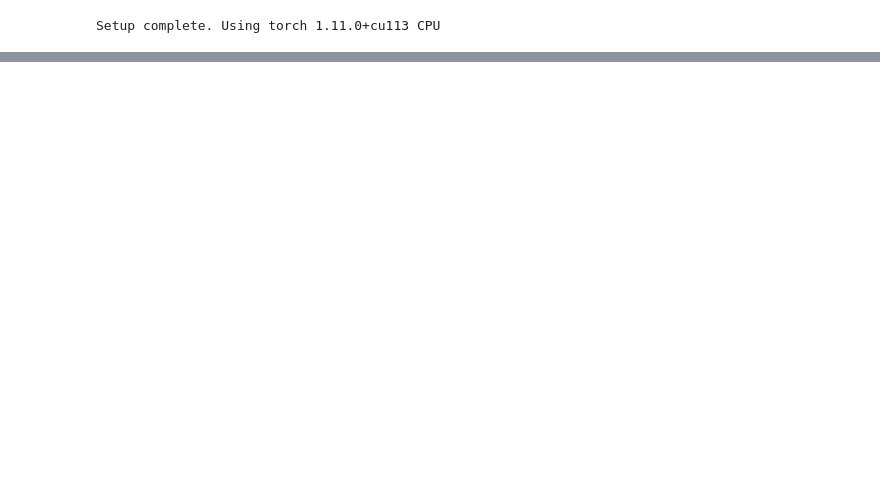
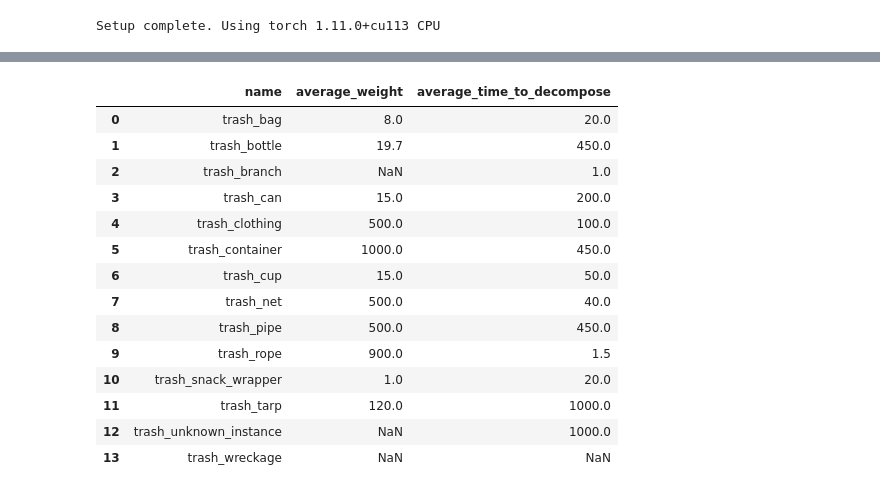
Before and after one commit to Rumana20/Marine-Litter-Detection-using-AI-Techniques, a Jupyter notebook: Implementation.ipynb, the cells around one changed output, grey strips where cells are left out. Saved outputs shown, nothing was run; the diff lists cells and outputs as text; code cells hidden in the pictures; blank space fills up the shorter version.

```diff
--- a/Implementation.ipynb
+++ b/Implementation.ipynb
@@ -776,0 +98,23 @@ Results saved to runs/val/yolo_det5
+# %%
+from numpy import NaN
+data= {'name': ['trash_bag','trash_bottle','trash_branch','trash_can','trash_clothing','trash_container','trash_cup','trash_net','trash_pipe','trash_rope','trash_snack_wrapper','trash_tarp','trash_unknown_instance','trash_wreckage'],
+                             'average_weight (g)' : [8,19.7,NaN,15,500,1000,15,500,500,900,1,120,NaN,NaN],
+                             'average_time_to_decompose (years)' : [20,450,1,200,100,450,50,40,450,1.5,20,1000,1000,NaN]}
+trash_averages= pd.DataFrame(data)
+display(trash_averages)
+# %% [output]
+|  | name | average_weight | average_time_to_decompose |
+| 0 | trash_bag | 8.0 | 20.0 |
+| 1 | trash_bottle | 19.7 | 450.0 |
+| 2 | trash_branch | NaN | 1.0 |
+| 3 | trash_can | 15.0 | 200.0 |
+| 4 | trash_clothing | 500.0 | 100.0 |
+| 5 | trash_container | 1000.0 | 450.0 |
+| 6 | trash_cup | 15.0 | 50.0 |
+| 7 | trash_net | 500.0 | 40.0 |
+| 8 | trash_pipe | 500.0 | 450.0 |
+| 9 | trash_rope | 900.0 | 1.5 |
+| 10 | trash_snack_wrapper | 1.0 | 20.0 |
+| 11 | trash_tarp | 120.0 | 1000.0 |
+| 12 | trash_unknown_instance | NaN | 1000.0 |
+| 13 | trash_wreckage | NaN | NaN |
```
Also changed, not shown: parts of 53 cells of this notebook.
